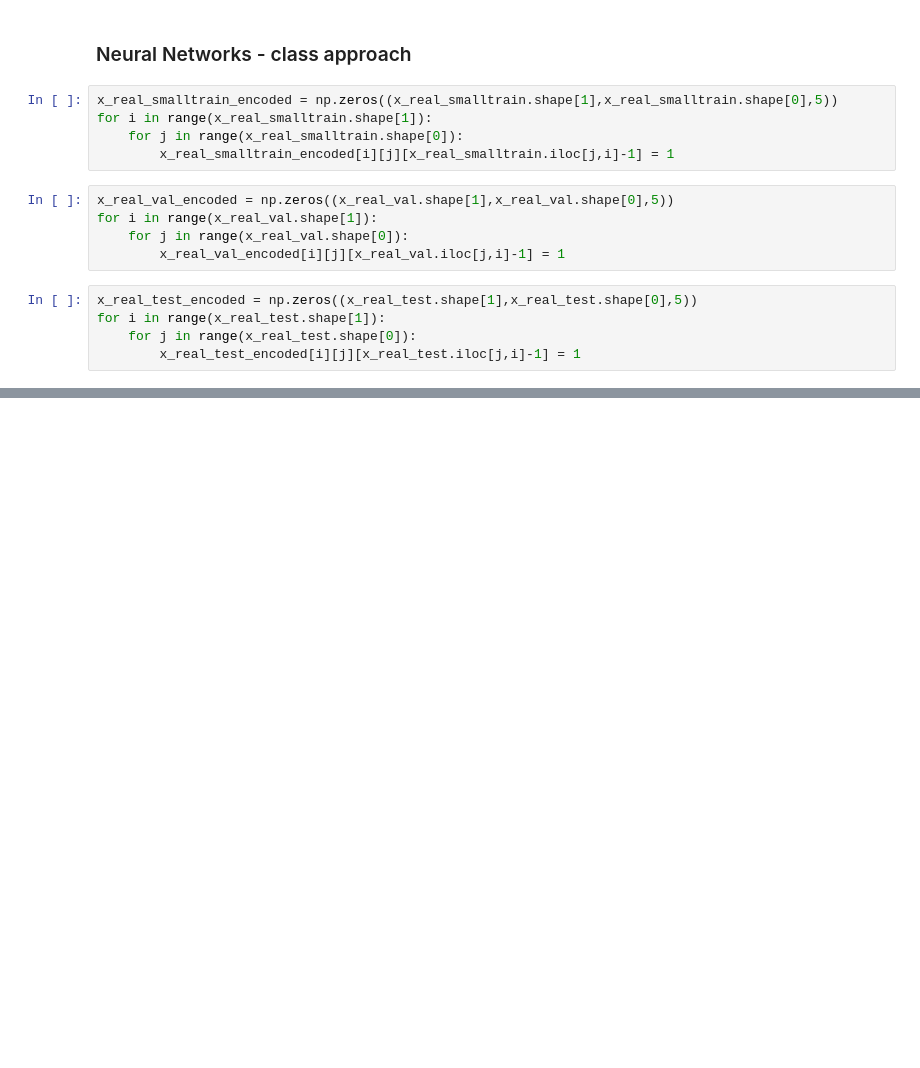
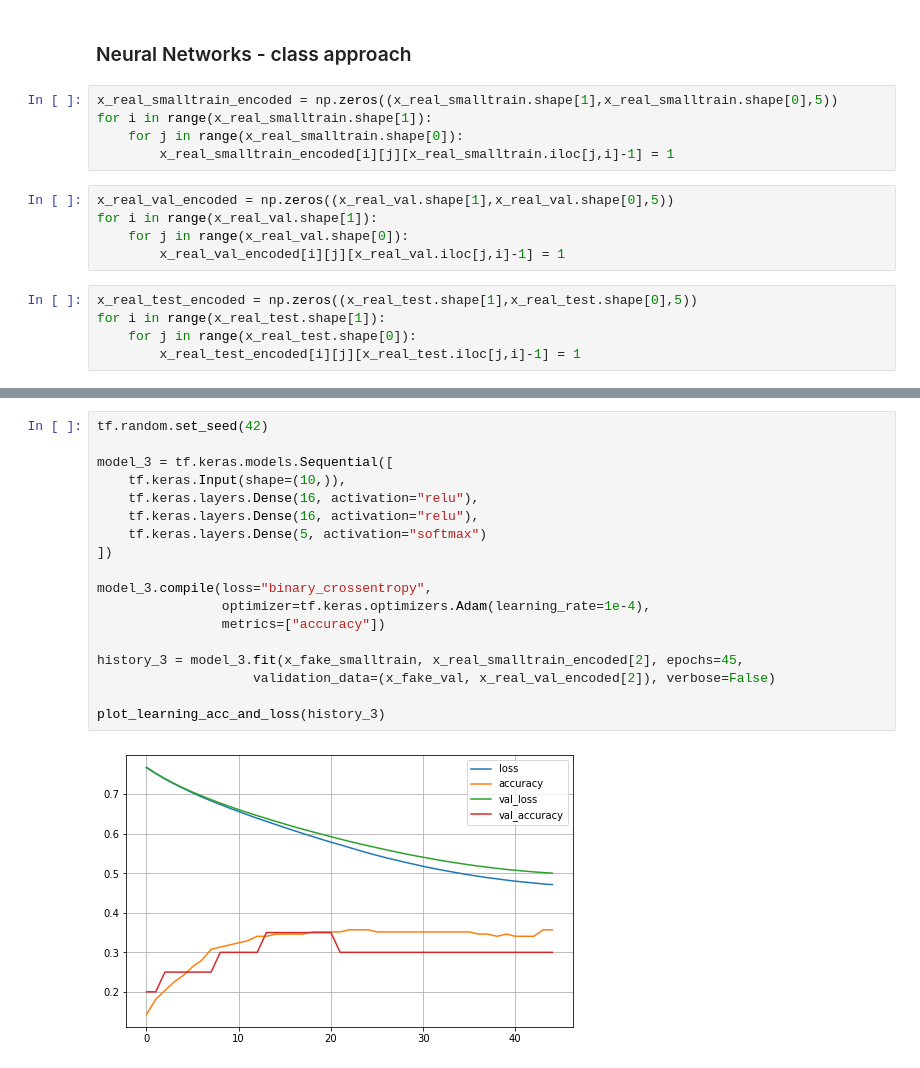
Before and after one commit to pierpaolododorico/five_personalities, a Jupyter notebook: notebook_project.ipynb, the cells around one changed output, grey strips where cells are left out. Cells and saved outputs as stored; diff of their text form; blank space fills up the shorter version.

```diff
--- a/notebook_project.ipynb
+++ b/notebook_project.ipynb
@@ -605,0 +631,20 @@ _________________________________________________________________
+# %%
+tf.random.set_seed(42)
+
+model_3 = tf.keras.models.Sequential([
+    tf.keras.Input(shape=(10,)),
+    tf.keras.layers.Dense(16, activation="relu"),
+    tf.keras.layers.Dense(16, activation="relu"),
+    tf.keras.layers.Dense(5, activation="softmax")
+])
+
+model_3.compile(loss="binary_crossentropy",
+                optimizer=tf.keras.optimizers.Adam(learning_rate=1e-4),
+                metrics=["accuracy"])
+
+history_3 = model_3.fit(x_fake_smalltrain, x_real_smalltrain_encoded[2], epochs=45,
+                    validation_data=(x_fake_val, x_real_val_encoded[2]), verbose=False)
+
+plot_learning_acc_and_loss(history_3)
+# %% [output]
+[figure, added]
```
Also changed, not shown: parts of 23 cells of this notebook.
